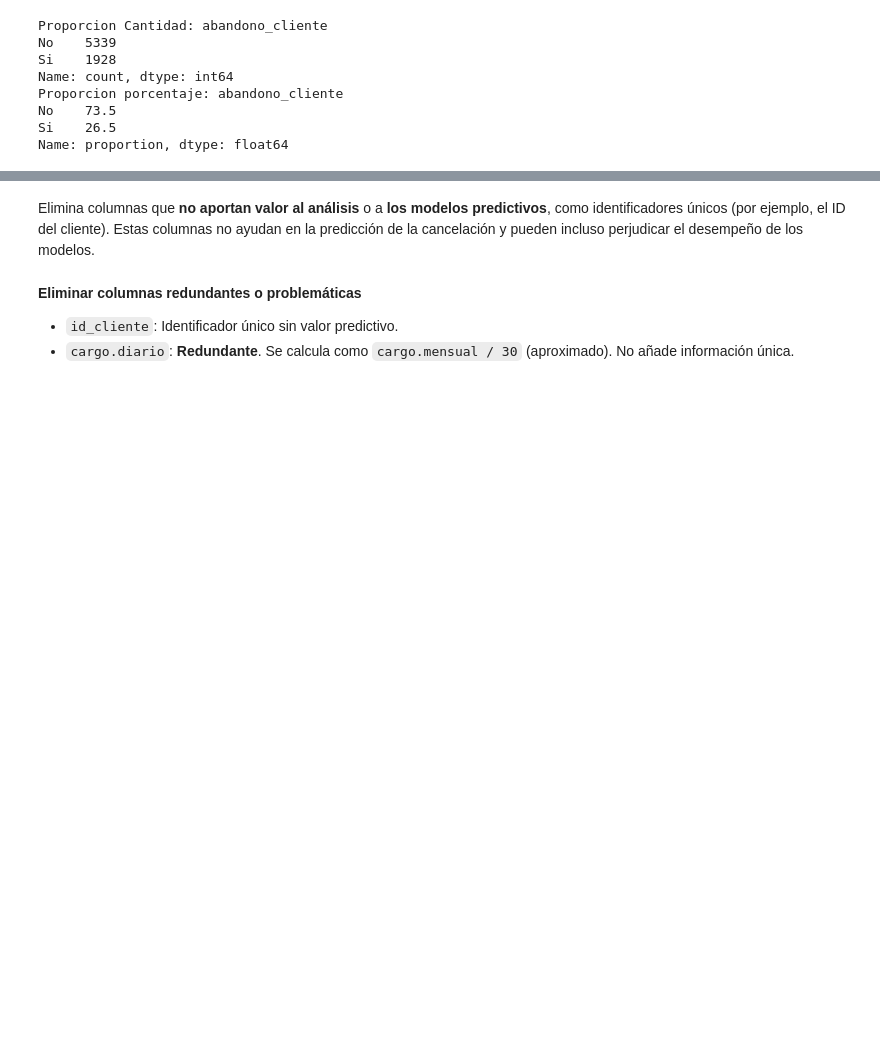
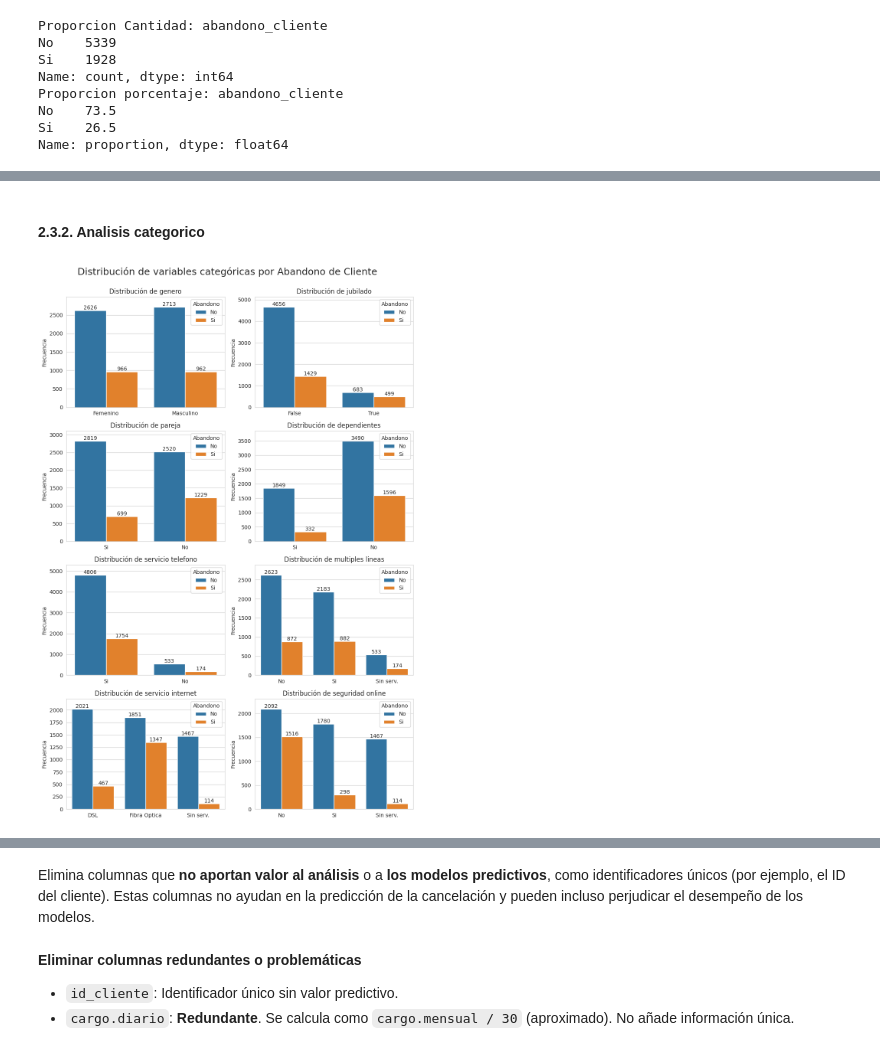
Before and after one commit to MigXDev/CS_Datos_I_DESAFIO_3, a Jupyter notebook: TelecomX_LATAM_2.ipynb, the cells around one changed output, grey strips where cells are left out. Cells and saved outputs as stored; diff of their text form; code cells hidden in the pictures; blank space fills up the shorter version.

```diff
--- a/TelecomX_LATAM_2.ipynb
+++ b/TelecomX_LATAM_2.ipynb
@@ -142,0 +196,37 @@ Name: proportion, dtype: float64
+# %% [markdown]
+#### **2.3.2. Analisis categorico**
+# %%
+# Columnas
+cols = ['genero', 'jubilado', 'pareja', 'dependientes', 'servicio_telefono', 'ad.multiples_lineas', 'servicio_internet', 'ad.seguridad_online']
+col_nomb = ['genero', 'jubilado', 'pareja', 'dependientes', 'servicio telefono', 'multiples lineas', 'servicio internet', 'seguridad online']
+
+fig, axes = plt.subplots(4, 2, figsize=(10, 15))
+axes = axes.flatten()
+fig.suptitle("Distribución de variables categóricas por Abandono de Cliente", fontsize=18, y=1)
+for i, col in enumerate(cols):
+    ax = axes[i] # Get the current axis
+    sns.countplot(x=col, hue='abandono_cliente', data=Df_base, ax=ax)
+    ax.set_title(f'Distribución de {col_nomb[i]}')
+    ax.set_xlabel('')
+    ax.set_ylabel('Frecuencia')
+    ax.legend(title='Abandono', loc='upper right')
+
+    for container in ax.containers:
+        ax.bar_label(container)
+
+    if col == 'ad.multiples_lineas':
+        ax.set_xticklabels(['No', 'Si', 'Sin serv.'])
+    if col == 'ad.seguridad_online':
+        ax.set_xticklabels(['No', 'Si', 'Sin serv.'])
+    if col == 'servicio_internet':
+        ax.set_xticklabels(['DSL', 'Fibra Optica', 'Sin serv.'])
+
+    # Añade espacio a los valores numericos para que no se corten
+    y_max = ax.get_ylim()[1]
+    ax.set_ylim(0, y_max * 1.05)
+
+#Mod            [Izq, Abajo, Der, Arriba]
+plt.tight_layout(rect=[0, 0.03, 1, 1])
+plt.show()
+# %% [output]
+[figure, added]
```
Also changed, not shown: parts of 27 cells of this notebook.
